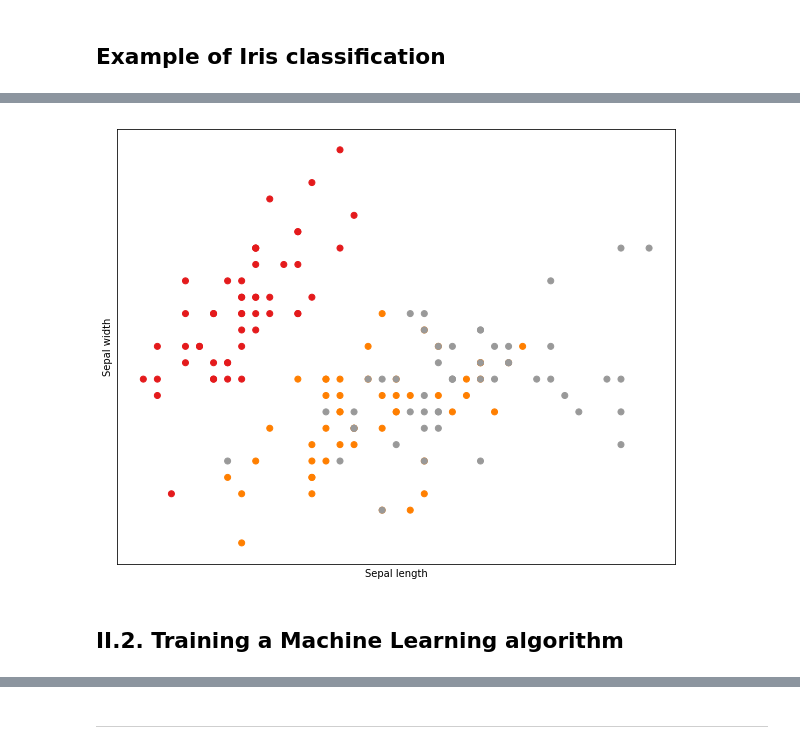
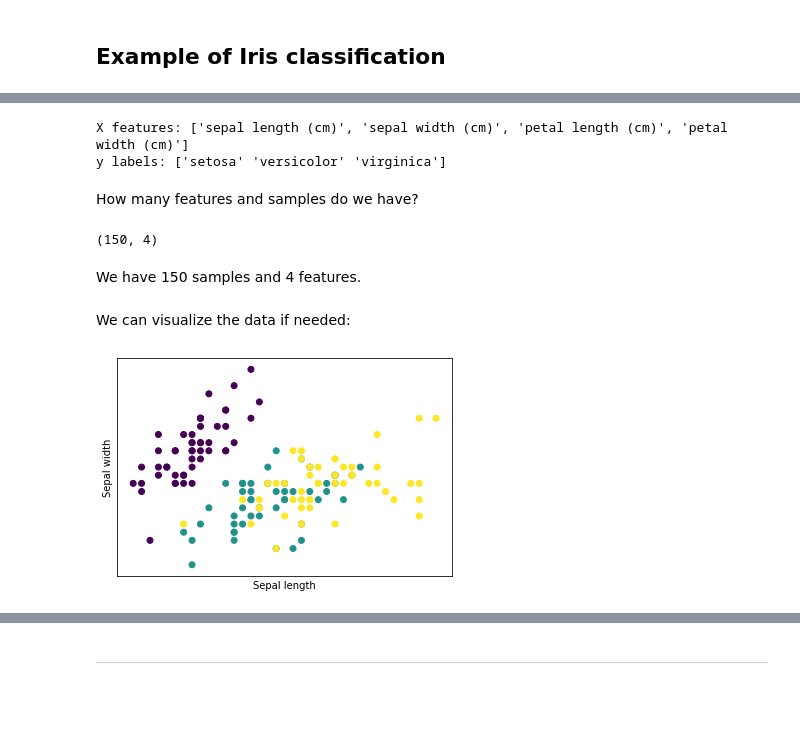
Before and after one commit to vincent-vdb/Edhec_2020_ML_Intro, a Jupyter notebook: 01_ML_Introduction/Classification_reminders.ipynb, the cells around one changed output, grey strips where cells are left out. Saved outputs shown, nothing was run; the diff lists cells and outputs as text; code cells hidden in the pictures; blank space fills up the shorter version.

```diff
--- a/01_ML_Introduction/Classification_reminders.ipynb
+++ b/01_ML_Introduction/Classification_reminders.ipynb
@@ -260,0 +228,20 @@ y.shape=(150,)
+# %%
+from sklearn.datasets import load_iris
+data = load_iris()
+X = data['data']
+y = data['target']
+print('X features:', data['feature_names'])
+print('y labels:', data['target_names'])
+# %% [output]
+X features: ['sepal length (cm)', 'sepal width (cm)', 'petal length (cm)', 'petal width (cm)']
+y labels: ['setosa' 'versicolor' 'virginica']
+# %% [markdown]
+How many features and samples do we have?
+# %%
+X.shape
+# %% [output]
+(150, 4)
+# %% [markdown]
+We have 150 samples and 4 features.
+# %% [markdown]
+We can visualize the data if needed:
@@ -261,19 +250,11 @@ y.shape=(150,)
 # %%
-from matplotlib import pyplot as plt
-
-# Create figure to draw chart
-plt.figure(2, figsize=(10, 8))
-
 # Plot the training points
-plt.scatter(X[:, 0], X[:, 1], c=y, cmap=plt.cm.Set1)
-
+plt.scatter(X[:, 0], X[:, 1], c=y)
 # Format chart
 plt.xlabel('Sepal length')
 plt.ylabel('Sepal width')
 plt.xticks(())
 plt.yticks(())
 plt.show()
 # %% [output]
-[figure, old version]
+[figure, new version]
-# %% [markdown]
-## II.2. Training a Machine Learning algorithm
```
Also changed, not shown: parts of 64 cells of this notebook, 10 other files.
